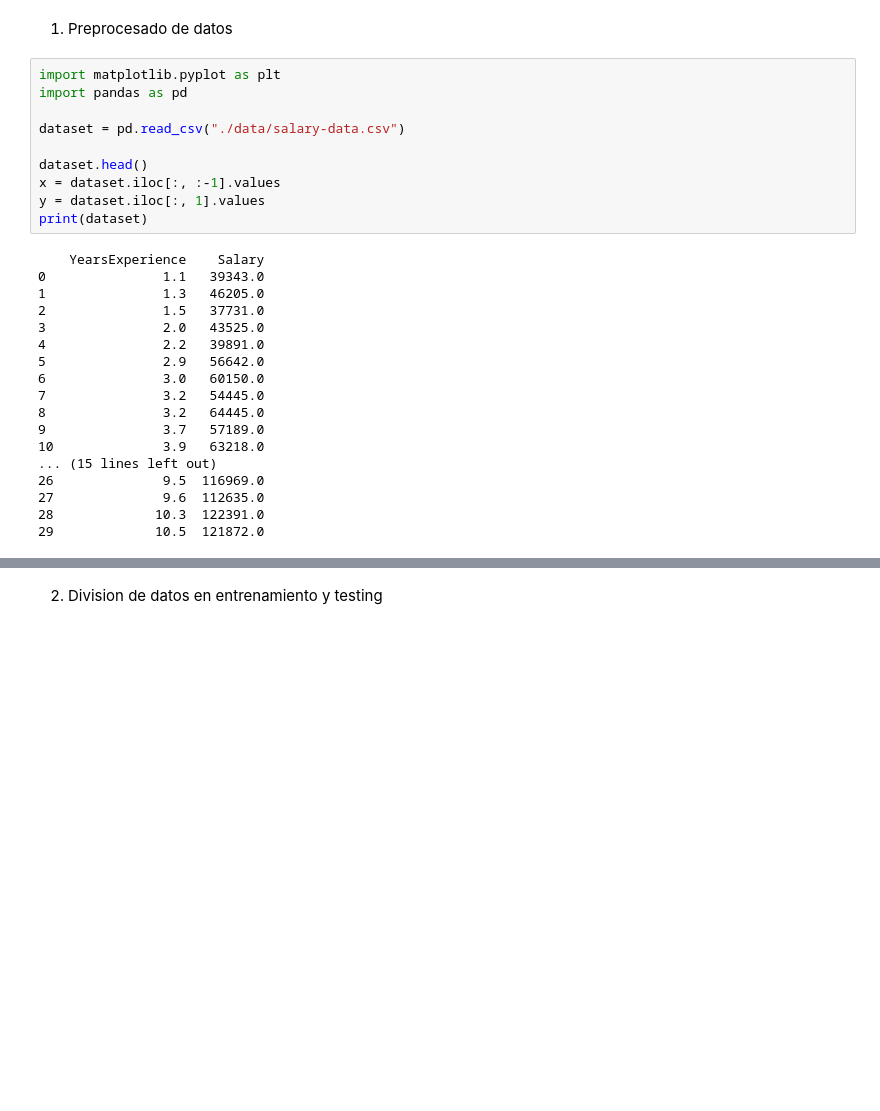
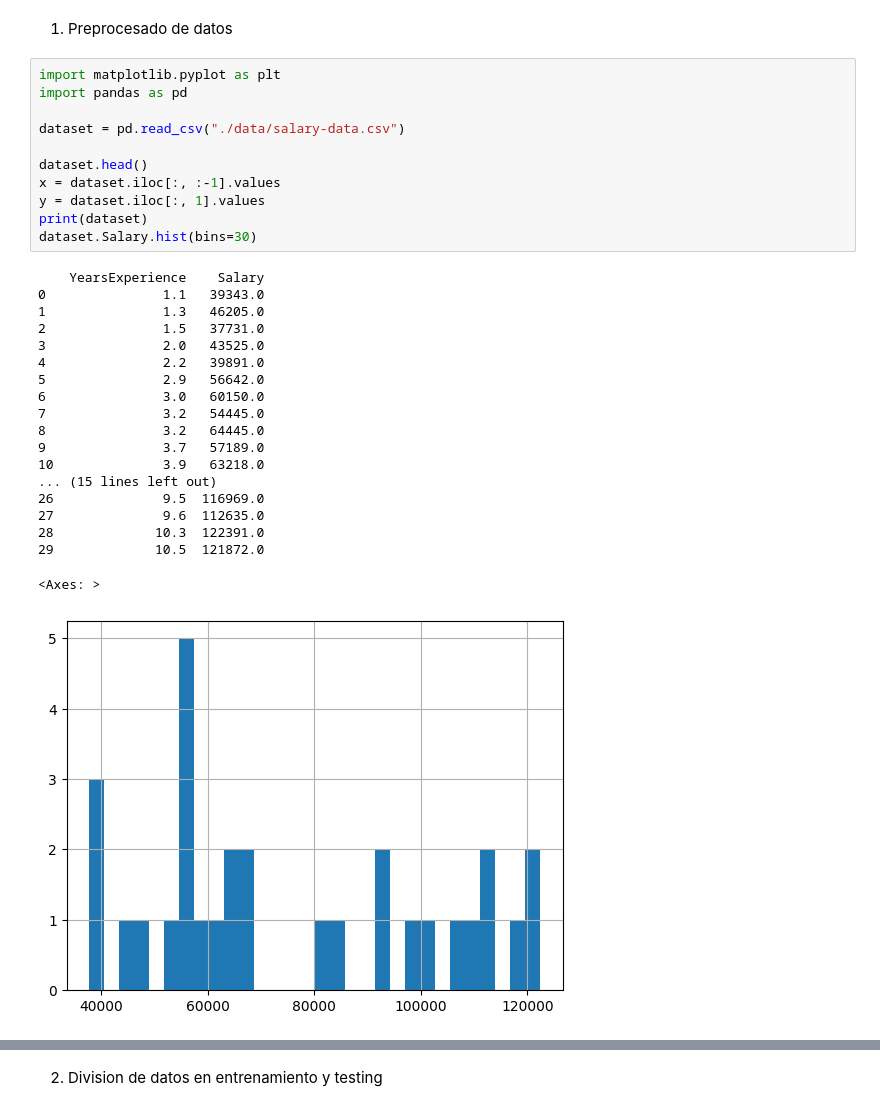
Before and after one commit to esyacelga/ai-proyecto-local, a Jupyter notebook: regresion_lineal_simple/src/notebooks/machine-learning-code.ipynb, the cells around one changed output, grey strips where cells are left out. Drawn from its saved outputs; the diff is of its cells as text; blank space fills up the shorter version.

```diff
--- a/regresion_lineal_simple/src/notebooks/machine-learning-code.ipynb
+++ b/regresion_lineal_simple/src/notebooks/machine-learning-code.ipynb
@@ -3,28 +3,31 @@
 # %%
 import matplotlib.pyplot as plt
 import pandas as pd
 
 dataset = pd.read_csv("./data/salary-data.csv")
 
 dataset.head()
 x = dataset.iloc[:, :-1].values
 y = dataset.iloc[:, 1].values
 print(dataset)
+dataset.Salary.hist(bins=30)
 # %% [output]
     YearsExperience    Salary
 0               1.1   39343.0
 1               1.3   46205.0
 2               1.5   37731.0
 3               2.0   43525.0
 4               2.2   39891.0
 5               2.9   56642.0
 6               3.0   60150.0
 7               3.2   54445.0
 8               3.2   64445.0
 9               3.7   57189.0
 10              3.9   63218.0
 ... (15 lines left out)
 26              9.5  116969.0
 27              9.6  112635.0
 28             10.3  122391.0
 29             10.5  121872.0
+<Axes: >
+[figure, added]
```
Also changed, not shown: parts of 5 cells of this notebook, 3 other files.
